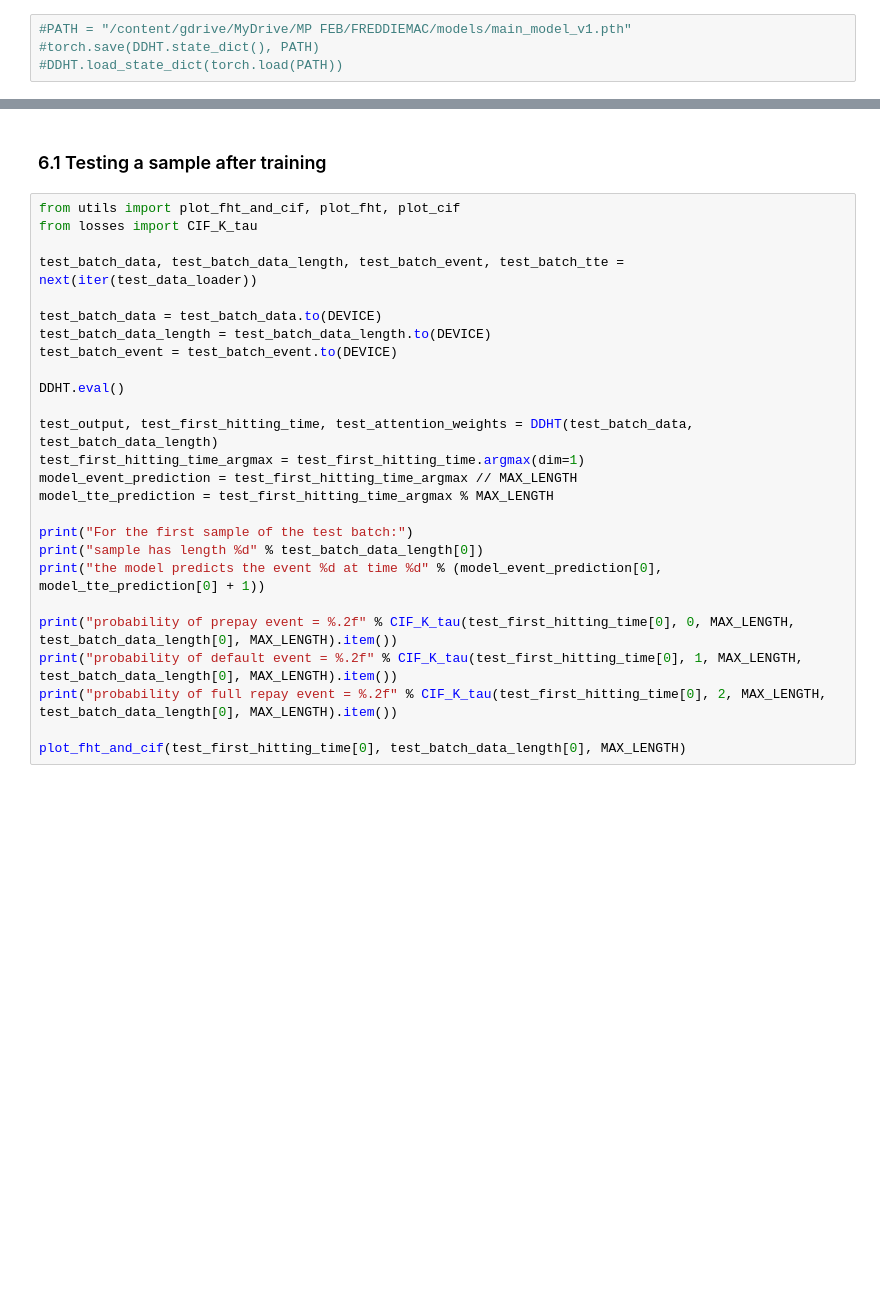
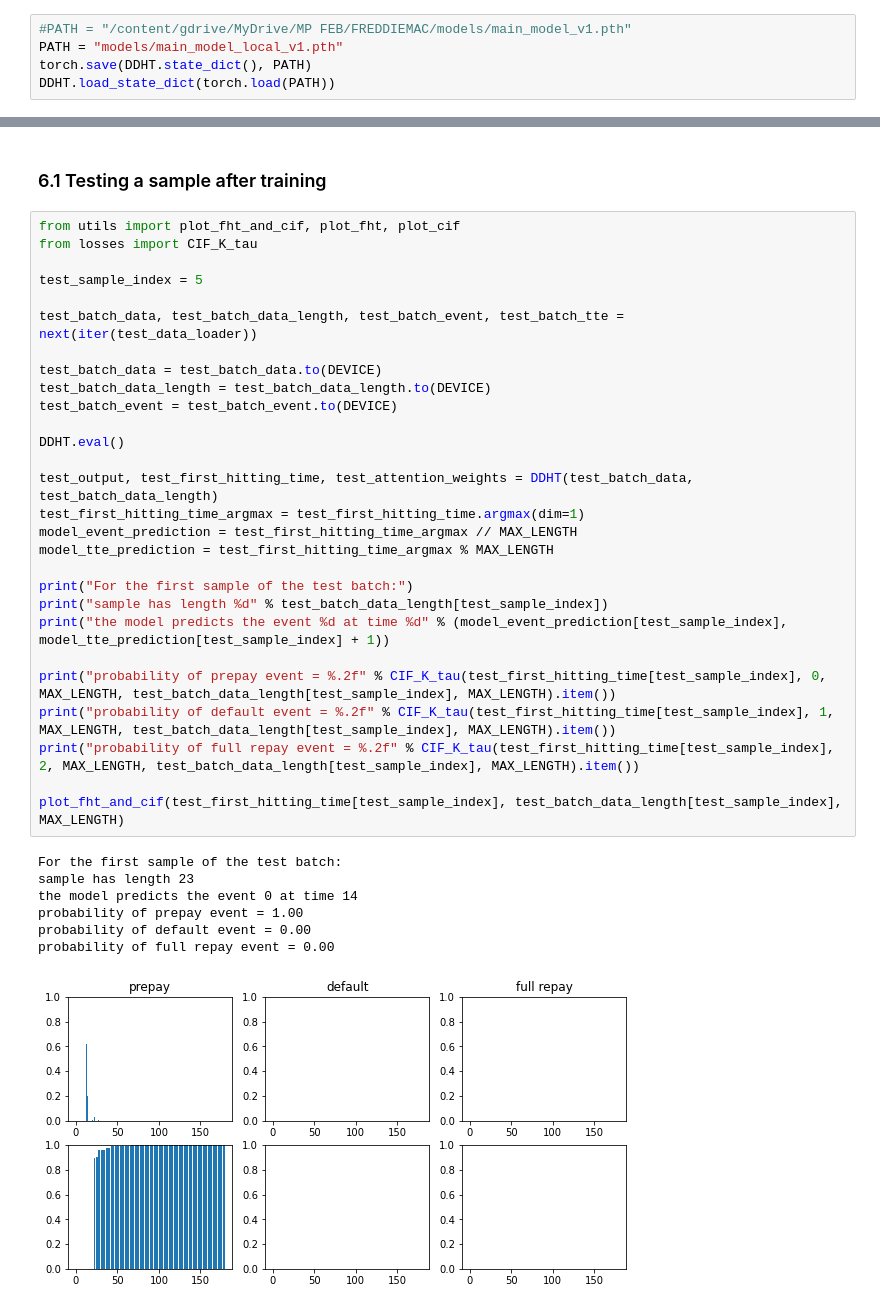
Before and after one commit to madkerpe/poc_ddht_pytorch, a Jupyter notebook: main_FREDDIEMAC.ipynb, the cells around one changed output, grey strips where cells are left out. Drawn from its saved outputs; the diff is of its cells as text; blank space fills up the shorter version.

Commit message:
Cleanup on the model analysis code

```diff
--- a/main_FREDDIEMAC.ipynb
+++ b/main_FREDDIEMAC.ipynb
@@ -438,4 +450,5 @@ KeyboardInterrupt:
 # %%
 #PATH = "/content/gdrive/MyDrive/MP FEB/FREDDIEMAC/models/main_model_v1.pth"
-#torch.save(DDHT.state_dict(), PATH)
-#DDHT.load_state_dict(torch.load(PATH))
+PATH = "models/main_model_local_v1.pth"
+torch.save(DDHT.state_dict(), PATH)
+DDHT.load_state_dict(torch.load(PATH))
@@ -444,26 +459,36 @@ KeyboardInterrupt:
 # %%
 from utils import plot_fht_and_cif, plot_fht, plot_cif
 from losses import CIF_K_tau
+
+test_sample_index = 5
 
 test_batch_data, test_batch_data_length, test_batch_event, test_batch_tte = next(iter(test_data_loader))
 
 test_batch_data = test_batch_data.to(DEVICE)
 test_batch_data_length = test_batch_data_length.to(DEVICE)
 test_batch_event = test_batch_event.to(DEVICE)
 
 DDHT.eval()
 
 test_output, test_first_hitting_time, test_attention_weights = DDHT(test_batch_data, test_batch_data_length)
 test_first_hitting_time_argmax = test_first_hitting_time.argmax(dim=1)
 model_event_prediction = test_first_hitting_time_argmax // MAX_LENGTH
 model_tte_prediction = test_first_hitting_time_argmax % MAX_LENGTH
 
 print("For the first sample of the test batch:")
-print("sample has length %d" % test_batch_data_length[0])
-print("the model predicts the event %d at time %d" % (model_event_prediction[0], model_tte_prediction[0] + 1))
+print("sample has length %d" % test_batch_data_length[test_sample_index])
+print("the model predicts the event %d at time %d" % (model_event_prediction[test_sample_index], model_tte_prediction[test_sample_index] + 1))
 
-print("probability of prepay event = %.2f" % CIF_K_tau(test_first_hitting_time[0], 0, MAX_LENGTH, test_batch_data_length[0], MAX_LENGTH).item())
-print("probability of default event = %.2f" % CIF_K_tau(test_first_hitting_time[0], 1, MAX_LENGTH, test_batch_data_length[0], MAX_LENGTH).item())
-print("probability of full repay event = %.2f" % CIF_K_tau(test_first_hitting_time[0], 2, MAX_LENGTH, test_batch_data_length[0], MAX_LENGTH).item())
+print("probability of prepay event = %.2f" % CIF_K_tau(test_first_hitting_time[test_sample_index], 0, MAX_LENGTH, test_batch_data_length[test_sample_index], MAX_LENGTH).item())
+print("probability of default event = %.2f" % CIF_K_tau(test_first_hitting_time[test_sample_index], 1, MAX_LENGTH, test_batch_data_length[test_sample_index], MAX_LENGTH).item())
+print("probability of full repay event = %.2f" % CIF_K_tau(test_first_hitting_time[test_sample_index], 2, MAX_LENGTH, test_batch_data_length[test_sample_index], MAX_LENGTH).item())
 
-plot_fht_and_cif(test_first_hitting_time[0], test_batch_data_length[0], MAX_LENGTH)
+plot_fht_and_cif(test_first_hitting_time[test_sample_index], test_batch_data_length[test_sample_index], MAX_LENGTH)
+# %% [output]
+For the first sample of the test batch:
+sample has length 23
+the model predicts the event 0 at time 14
+probability of prepay event = 1.00
+probability of default event = 0.00
+probability of full repay event = 0.00
+[figure, added]
```
Also changed, not shown: parts of 20 cells of this notebook, 2 other files.
